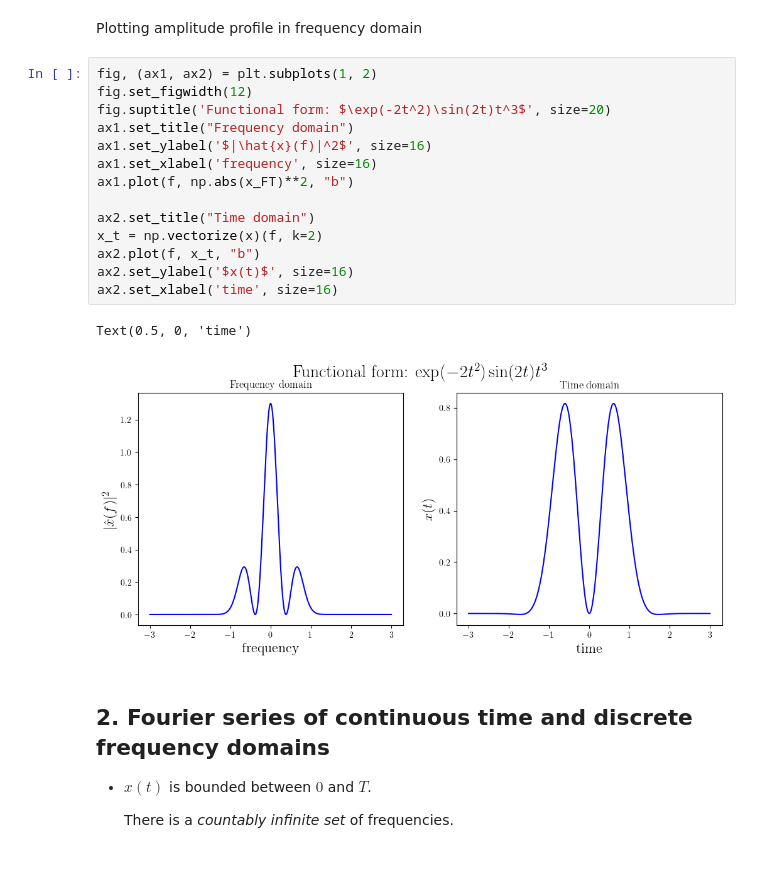
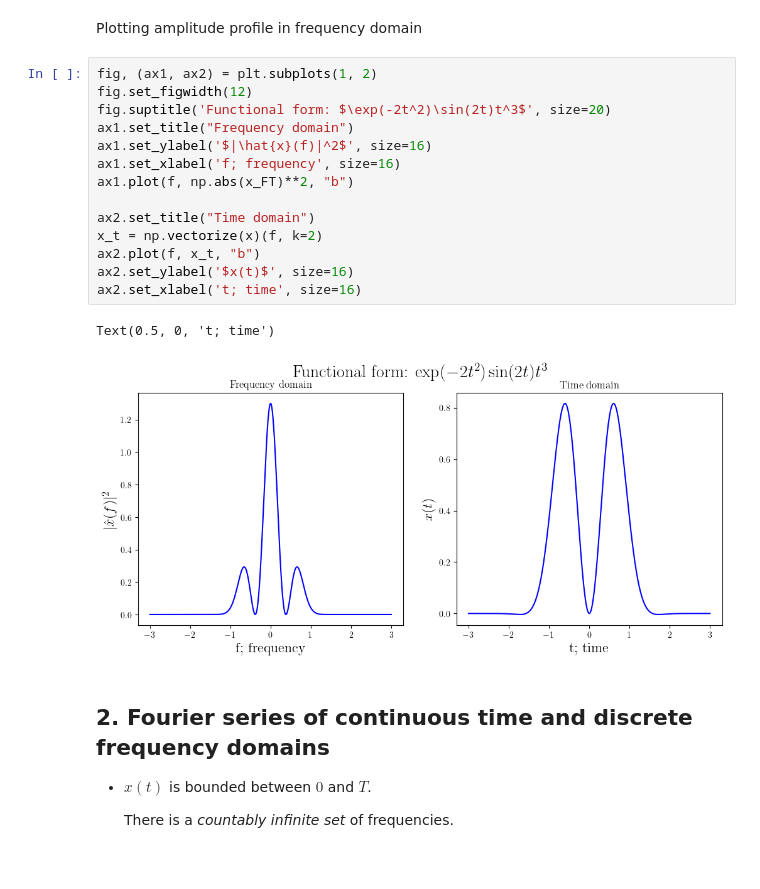
Before and after one commit to akinwilson/computational-physics, a Jupyter notebook: notebook/fourier-transform.ipynb, the cells around one changed output. Cells and saved outputs as stored; diff of their text form.

```diff
--- a/notebook/fourier-transform.ipynb
+++ b/notebook/fourier-transform.ipynb
@@ -85,20 +81,20 @@ Plotting amplitude profile in frequency domain
 # %%
 fig, (ax1, ax2) = plt.subplots(1, 2)
 fig.set_figwidth(12)
 fig.suptitle('Functional form: $\exp(-2t^2)\sin(2t)t^3$', size=20)
 ax1.set_title("Frequency domain")
 ax1.set_ylabel('$|\hat{x}(f)|^2$', size=16)
-ax1.set_xlabel('frequency', size=16)
+ax1.set_xlabel('f; frequency', size=16)
 ax1.plot(f, np.abs(x_FT)**2, "b")
 
 ax2.set_title("Time domain")
 x_t = np.vectorize(x)(f, k=2)
 ax2.plot(f, x_t, "b")
 ax2.set_ylabel('$x(t)$', size=16)
-ax2.set_xlabel('time', size=16)
+ax2.set_xlabel('t; time', size=16)
 # %% [output]
-Text(0.5, 0, 'time')
+Text(0.5, 0, 't; time')
-[figure, old version]
+[figure, new version]
 # %% [markdown]
 ## 2. Fourier **series**  of continuous time and discrete frequency domains
 - $x(t)$ is bounded between $0$ and $T$.
```
Also changed, not shown: parts of 5 cells of this notebook.
